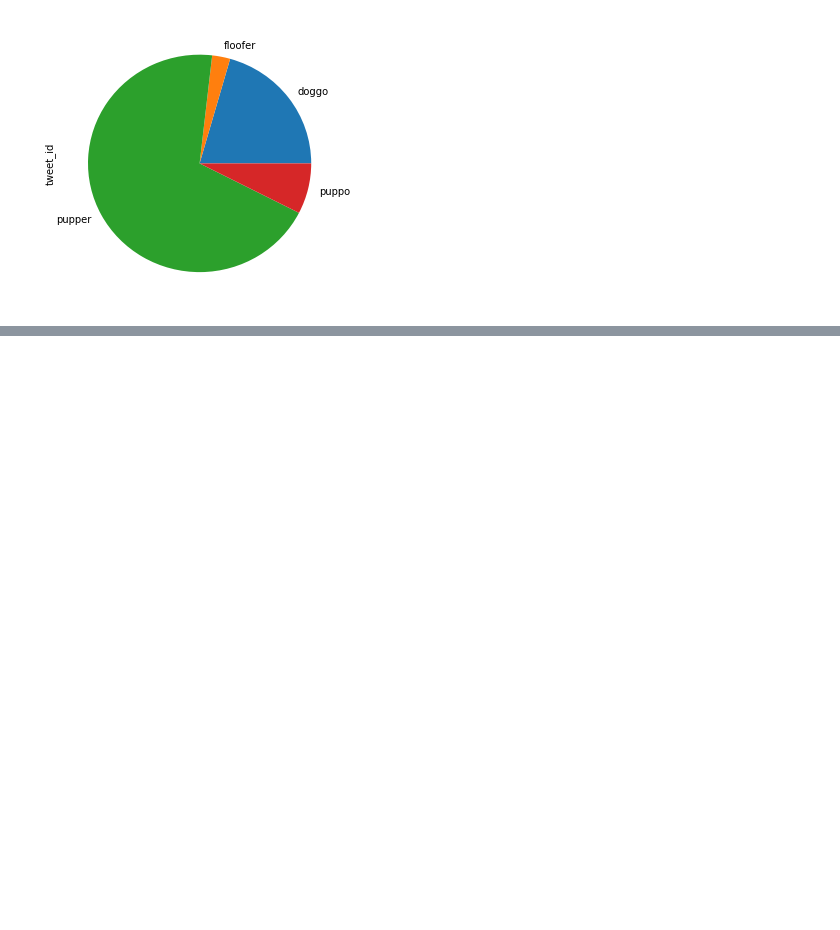
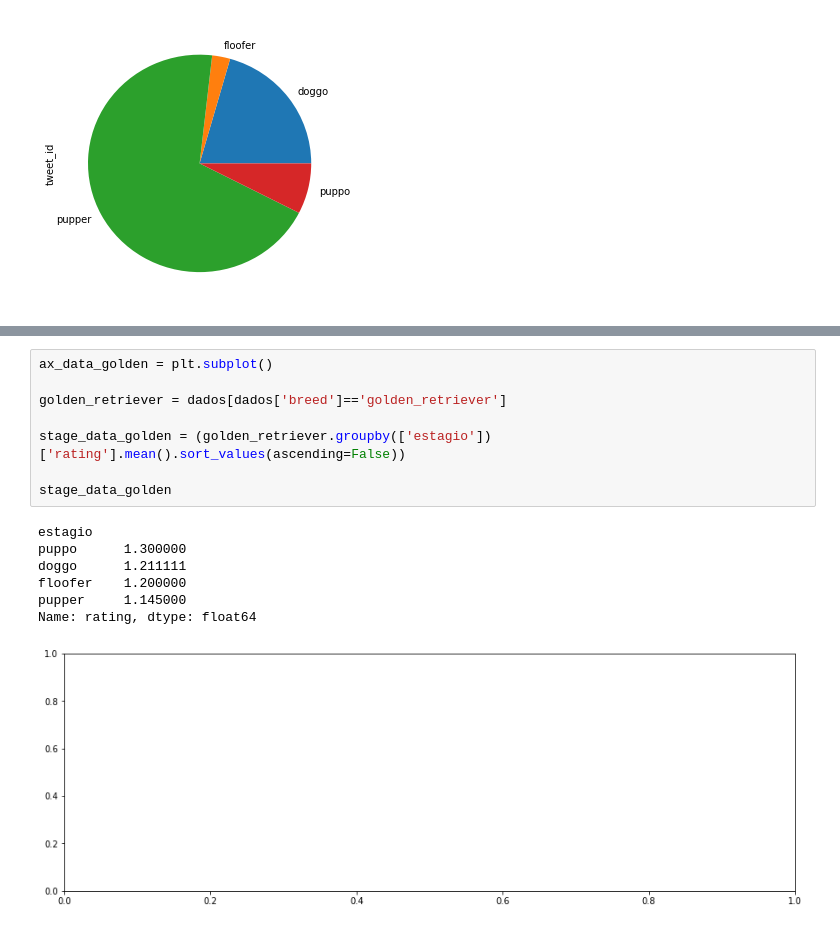
Before and after one commit to samaraluyza/WeRateDogs, a Jupyter notebook: wrangle_act.ipynb, the cells around one changed output, grey strips where cells are left out. Cells and saved outputs as stored; diff of their text form; blank space fills up the shorter version.

```diff
--- a/wrangle_act.ipynb
+++ b/wrangle_act.ipynb
@@ -644,0 +666,16 @@ plt.show()
+# %%
+ax_data_golden = plt.subplot()
+
+golden_retriever = dados[dados['breed']=='golden_retriever']
+
+stage_data_golden = (golden_retriever.groupby(['estagio'])['rating'].mean().sort_values(ascending=False))
+
+stage_data_golden
+# %% [output]
+estagio
+puppo      1.300000
+doggo      1.211111
+floofer    1.200000
+pupper     1.145000
+Name: rating, dtype: float64
+[figure, added]
```
Also changed, not shown: parts of 8 cells of this notebook, 3 other files.
